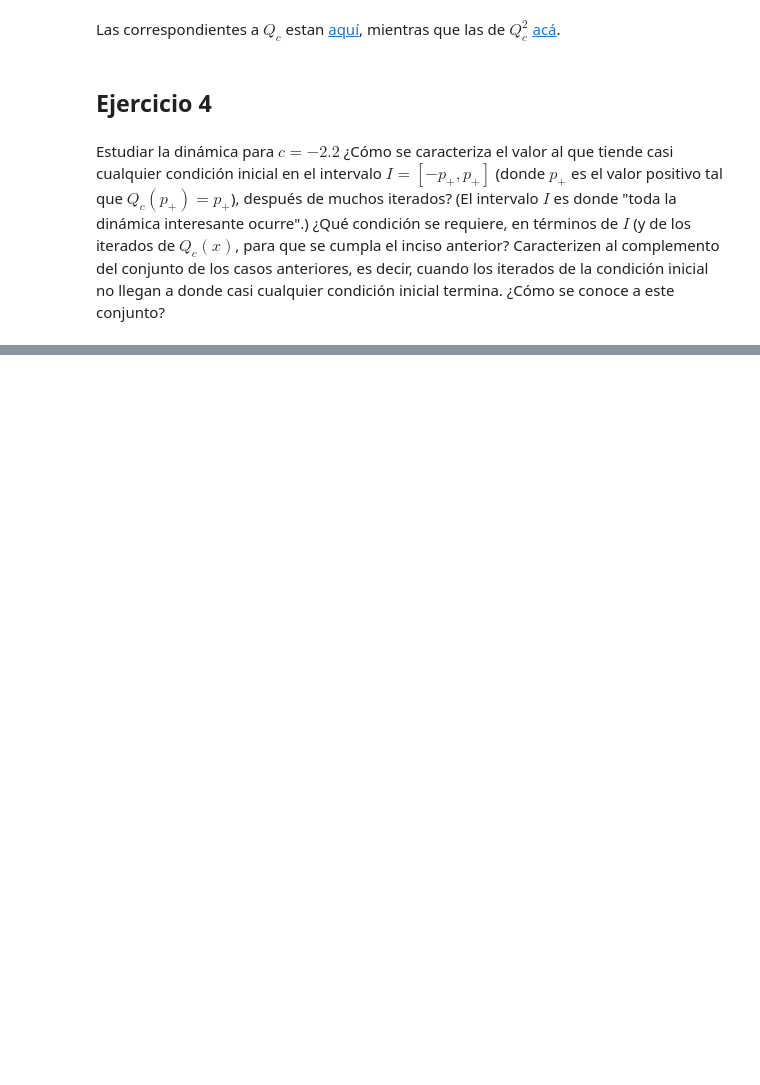
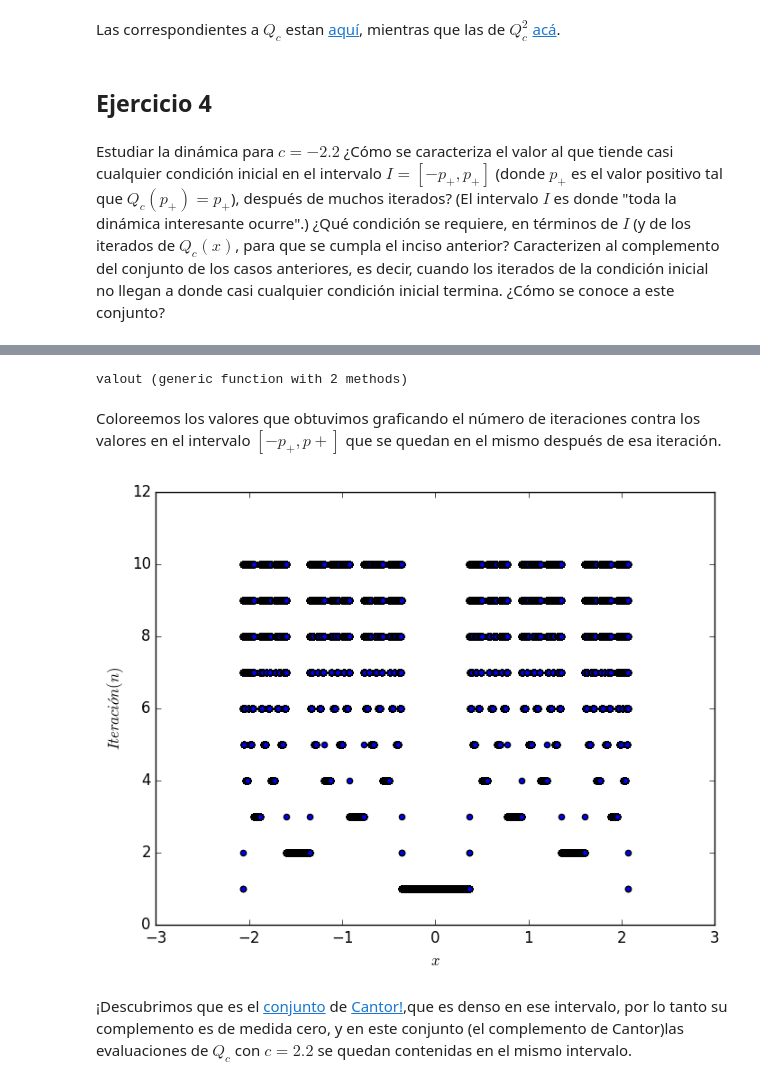
Before and after one commit to lbenet/2017-1_TSFisComp, a Jupyter notebook: tareas/pabloresendiz/Tarea5/tarea5sol.ipynb, the cells around one changed output, grey strips where cells are left out. Drawn from its saved outputs; the diff is of its cells as text; code cells hidden in the pictures; blank space fills up the shorter version.

```diff
--- a/tareas/pabloresendiz/Tarea5/tarea5sol.ipynb
+++ b/tareas/pabloresendiz/Tarea5/tarea5sol.ipynb
@@ -809,0 +868,2 @@ Caracterizen al complemento del conjunto de los casos anteriores, es decir, cuan
+# %%
+pmas=2.06525
@@ -809,0 +892,2 @@ Caracterizen al complemento del conjunto de los casos anteriores, es decir, cuan
+# %%
+r=-pmas:1e-6:pmas
@@ -809,0 +919,22 @@ Caracterizen al complemento del conjunto de los casos anteriores, es decir, cuan
+# %%
+function valout(rango::FloatRange, f::Function, n = 10)
+    mr = typeof(zeros(2))[]
+    xmin, xmax = rango[1], rango[end]
+    for j in eachindex(rango)
+        x0 = rango[j]
+        for k in 1:n
+            x0 = f(x0)
+            if !(xmin <= x0 <= xmax)
+                push!(mr, Float64[rango[j], k])
+                break
+            end
+        end
+    end
+    return mr
+end
+# %% [output]
+valout (generic function with 2 methods)
+# %%
+mrr = valout(r, Qc2);
+xs1 = Float64[x[1] for x in mrr]
+ys1 = Float64[x[2] for x in mrr];
@@ -809,0 +945,13 @@ Caracterizen al complemento del conjunto de los casos anteriores, es decir, cuan
+# %% [markdown]
+Coloreemos los valores que obtuvimos graficando el número de iteraciones contra los valores en el intervalo
+$[-p_+,p+]$ que se quedan en el mismo después de esa iteración.
+# %%
+p = scatter(xs1,ys1)
+xlabel(L"x")
+ylabel(L"Iteración (n)")
+ylim(0,12.0)
+show()
+# %% [output]
+[figure, added]
+# %% [markdown]
+¡Descubrimos que es el [conjunto](https://math.berkeley.edu/~sagrawal/su15_math104/lec8_cantor.pdf) de [Cantor!](https://www.youtube.com/watch?v=R6lSGzL4cuI),que es denso en ese intervalo, por lo tanto su complemento es de medida cero, y en este conjunto (el complemento de Cantor)las evaluaciones de $Q_c$ con $c=2.2$ se quedan contenidas en el mismo intervalo.
```
Also changed, not shown: parts of 27 cells of this notebook, 2 other files.
